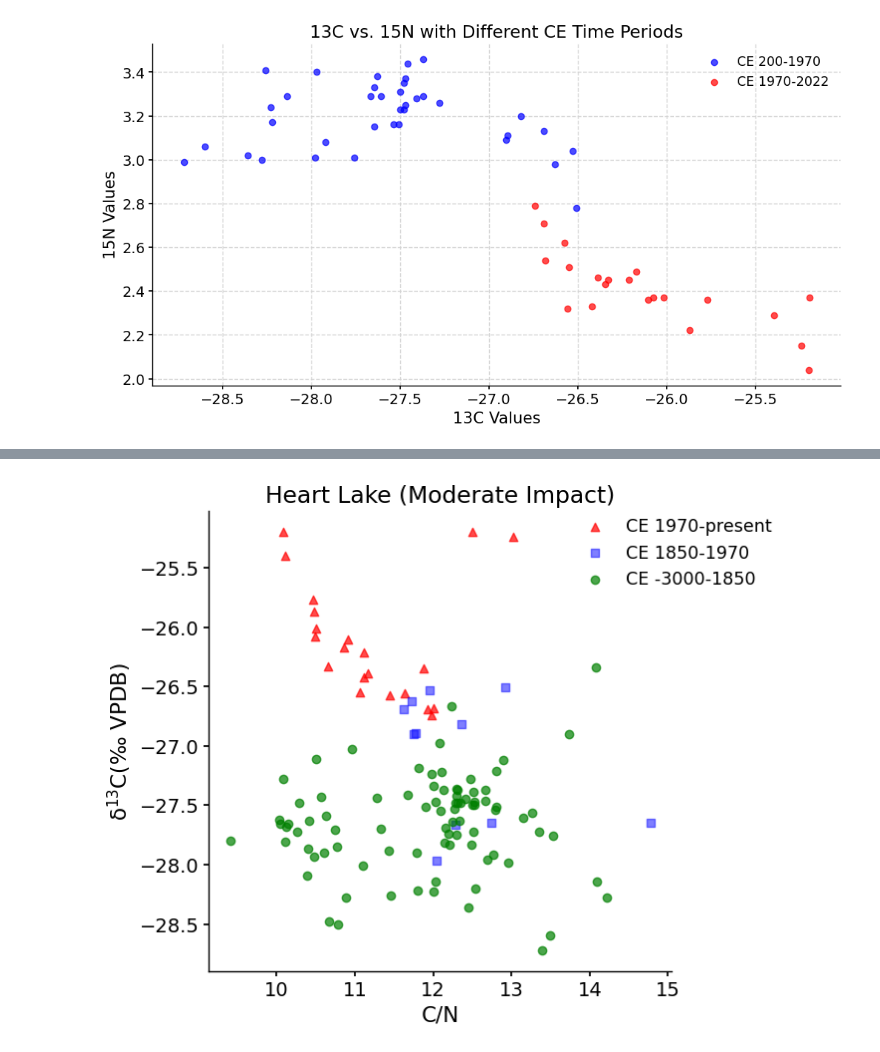
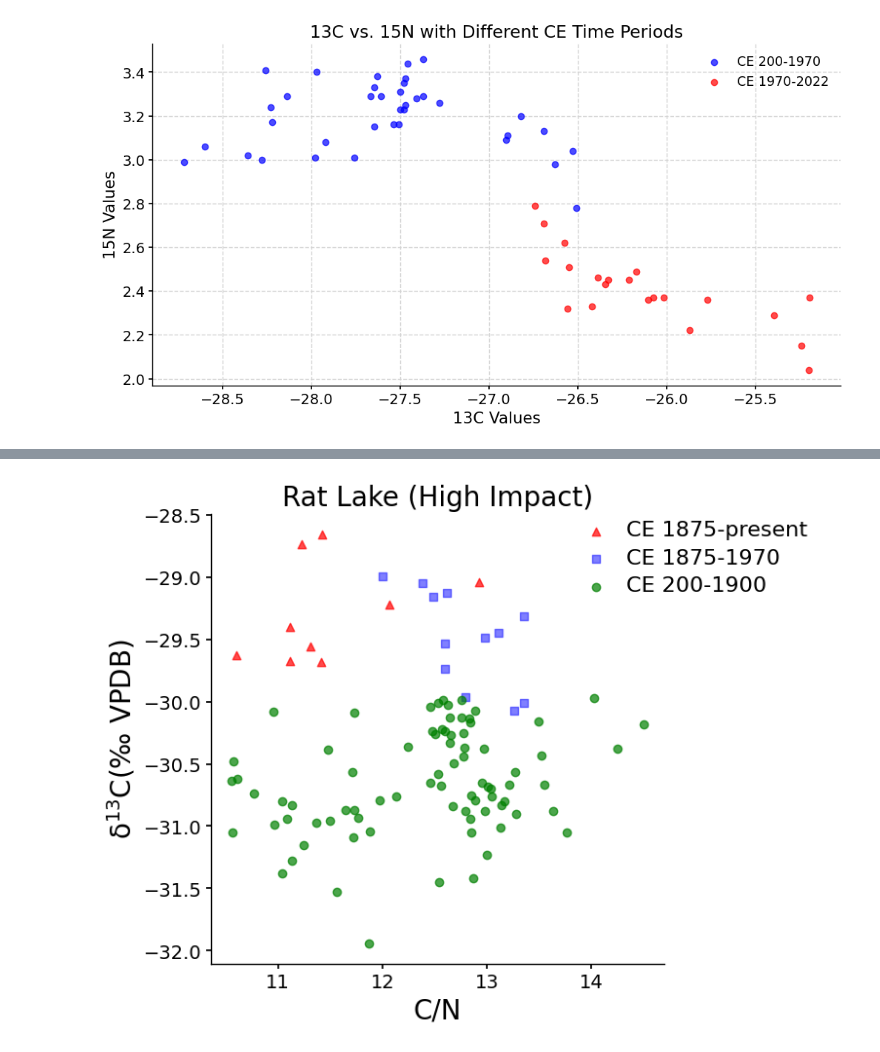
Before and after one commit to Shooleralbany/-home11-grad-2021-sh236571, a Jupyter notebook: StatisticalAnalysis.ipynb, the cells around one changed output, grey strips where cells are left out. Drawn from its saved outputs; the diff is of its cells as text; code cells hidden in the pictures.

```diff
--- a/StatisticalAnalysis.ipynb
+++ b/StatisticalAnalysis.ipynb
@@ -115,7 +163,7 @@ data = pd.read_csv(data_dir + '/Challisdata.txt', sep='\t')
 # Extract relevant columns
 ce = data['CE']
 c13 = data['13C']
-n15 = data['15N']
+CN = data['CN']
 
 # Define time periods (CE ranges)
 start_period1 = -100
@@ -131,21 +179,20 @@ mask_period2 = (ce > end_period1) & (ce <= end_period2)
 plt.figure(figsize=(6, 6))
 
 # Plot data for the second time period (1970-2022)
-plt.scatter(n15[mask_period2], c13[mask_period2], label='CE 1970-present', color='red', alpha=0.7, marker='^')
+plt.scatter(CN[mask_period2], c13[mask_period2], label='CE 1970-present', color='red', alpha=0.7, marker='^')
 
-# Plot data for the first time period (200-1970)
-plt.scatter(n15[mask_period1], c13[mask_period1], label='CE -100-1970', color='green', alpha=0.7, marker='o')
-
+# Plot data for the first time period (-3000-1970)
+plt.scatter(CN[mask_period1], c13[mask_period1], label='CE -100-1970', color='green', alpha=0.7, marker='o')
 
 # Set labels and title
-plt.xlabel('δ$^{15}$N(‰ AIR)')
-plt.ylabel('δ$^{13}$C(‰ VPDB)')
-plt.title('Challis Pond (Heritage)')
-plt.grid(True)
-plt.legend()
+plt.xlabel('C/N', fontsize=20)
+plt.ylabel('δ$^{13}$C(‰ VPDB)', fontsize=20)
+plt.title('Challis Pond (Heritage)', fontsize=20)
 
 # Move the legend a little to the right within the bounding box
-plt.legend(loc='upper right', bbox_to_anchor=(1.2, 1.02))
+legend = plt.legend(loc='upper right', bbox_to_anchor=(1.3, 1.02))
+for text in legend.get_texts():
+    text.set_fontsize(16)  # Increase legend font size
 
 plt.grid(False)
 
@@ -256,7 +368,7 @@ import matplotlib.pyplot as plt
 
 # 1. Reading the data from the TXT file
 data_dir = '/content/drive/MyDrive/Time Series'
-data = pd.read_csv(data_dir + '/Heartold.txt', sep='\t')
+data = pd.read_csv(data_dir + '/Ratdata.txt', sep='\t')
 
 # Extract relevant columns
 ce = data['CE']
@@ -264,41 +376,43 @@ c13 = data['13C']
 CN = data['CN']
 
 # Define time periods (CE ranges)
-startperiod1 = -3000
-end_period1 = 1850  # Updated time interval
-start_period2 = 1850  # Updated time interval
+startperiod1 = 200
+end_period1 = 1875  # Updated time interval
+start_period2 = 1875  # Updated time interval
 end_period2 = 1970  # Updated time interval
 start_period3 = 1970  # Updated time interval
 end_period3 = 2022  # Updated time interval
 
 # Create masks for the three time periods
 mask_period1 = (ce >= start_period1) & (ce <= end_period1)
 mask_period2 = (ce > end_period1) & (ce <= end_period2)
 mask_period3 = (ce > end_period2) & (ce <= end_period3)
 
 # Create a scatter plot with reversed axes and different colors for each time period
 plt.figure(figsize=(6, 6))
 
 # Plot data for the third time period (1970-2022)
-plt.scatter(CN[mask_period3], c13[mask_period3], label='CE 1970-present', color='red', alpha=0.7, marker='^')
+plt.scatter(CN[mask_period3], c13[mask_period3], label='CE 1875-present', color='red', alpha=0.7, marker='^')
 
 # Plot data for the second time period (1700-1970)
-plt.scatter(CN[mask_period2], c13[mask_period2], label='CE 1850-1970', color='blue', alpha=0.5, marker='s')
+plt.scatter(CN[mask_period2], c13[mask_period2], label='CE 1875-1970', color='blue', alpha=0.5, marker='s')
 
 # Plot data for the first time period (-3000-1700)
-plt.scatter(CN[mask_period1], c13[mask_period1], label='CE -3000-1850', color='green', alpha=0.7, marker='o')
+plt.scatter(CN[mask_period1], c13[mask_period1], label='CE 200-1900', color='green', alpha=0.7, marker='o')
 
 # Set labels and title
-plt.xlabel('C/N')
-plt.ylabel('δ$^{13}$C(‰ VPDB)')
-plt.title('Heart Lake (Moderate Impact)')
+plt.xlabel('C/N', fontsize=20)
+plt.ylabel('δ$^{13}$C(‰ VPDB)', fontsize=20)
+plt.title('Rat Lake (High Impact)', fontsize=20)
 plt.grid(True)
 plt.legend()
 
-plt.legend(loc='upper right', bbox_to_anchor=(1.25, 1.02))
+legend = plt.legend(loc='upper right', bbox_to_anchor=(1.35, 1.02))
+for text in legend.get_texts():
+    text.set_fontsize(16)  # Increase legend font size
 
 plt.grid(False)
 
 plt.show()
 # %% [output]
-[figure, old version]
+[figure, new version]
```
Also changed, not shown: parts of 5 cells of this notebook.
